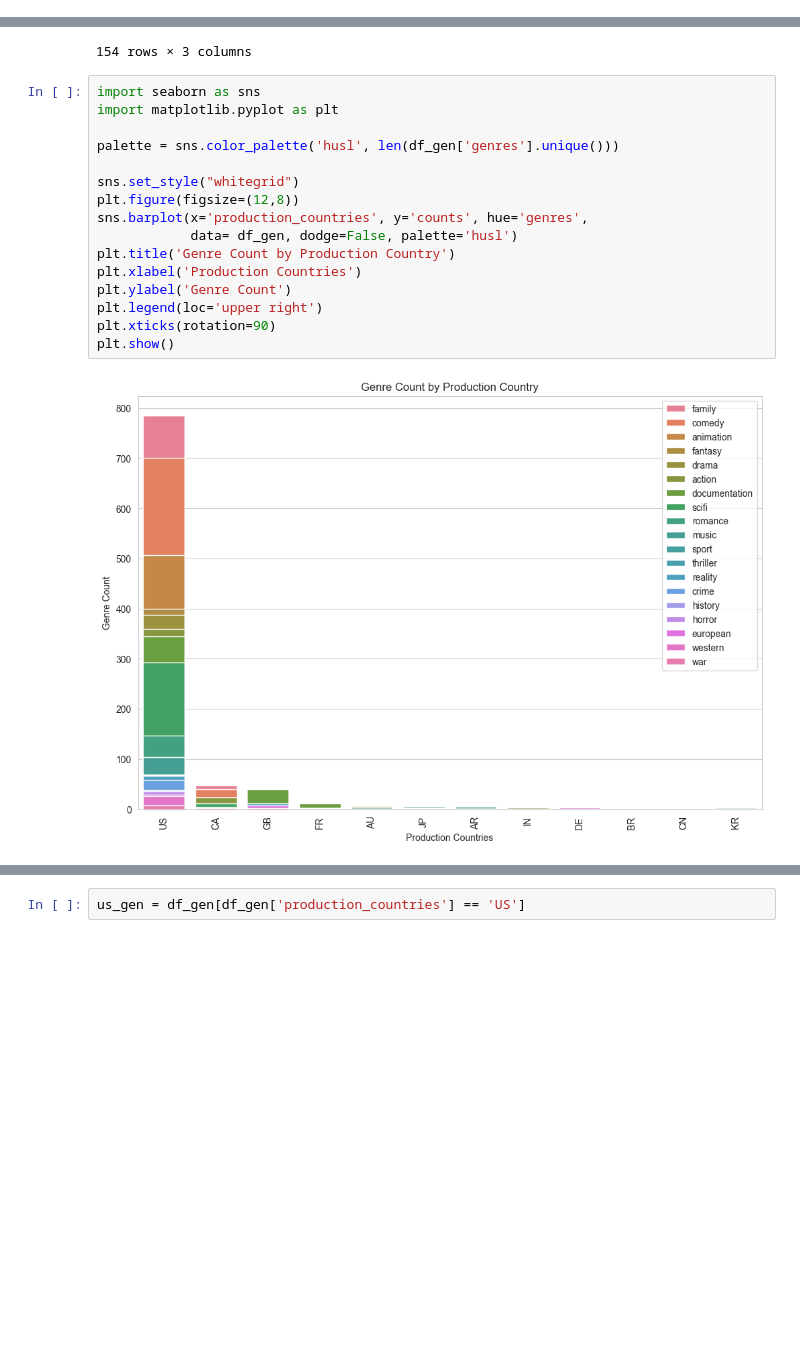
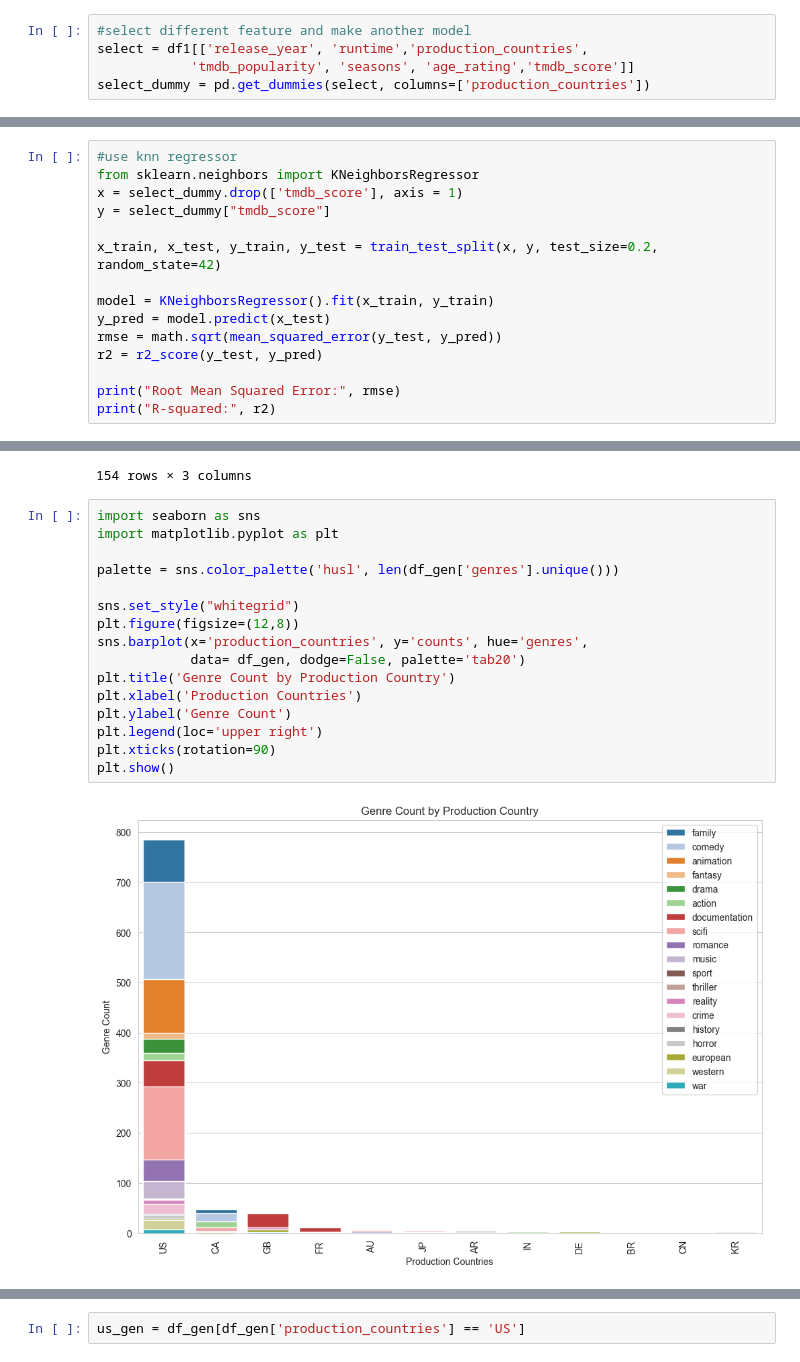
Before and after one commit to emchege/MIS546_Group_Project, a Jupyter notebook: production countries.ipynb, the cells around one changed output, grey strips where cells are left out. Cells and saved outputs as stored; diff of their text form; blank space fills up the shorter version.

```diff
--- a/production countries.ipynb
+++ b/production countries.ipynb
@@ -383,0 +329,5 @@ R-squared: 0.051174507147531245
+# %%
+#select different feature and make another model
+select = df1[['release_year', 'runtime','production_countries',
+            'tmdb_popularity', 'seasons', 'age_rating','tmdb_score']]
+select_dummy = pd.get_dummies(select, columns=['production_countries'])
@@ -402,0 +478,15 @@ R-squared: 0.3346093507937824
+# %%
+#use knn regressor
+from sklearn.neighbors import KNeighborsRegressor
+x = select_dummy.drop(['tmdb_score'], axis = 1)
+y = select_dummy["tmdb_score"]
+
+x_train, x_test, y_train, y_test = train_test_split(x, y, test_size=0.2, random_state=42)
+
+model = KNeighborsRegressor().fit(x_train, y_train)
+y_pred = model.predict(x_test)
+rmse = math.sqrt(mean_squared_error(y_test, y_pred))
+r2 = r2_score(y_test, y_pred)
+
+print("Root Mean Squared Error:", rmse)
+print("R-squared:", r2)
@@ -460,18 +553,18 @@ df_gen
 # %%
 import seaborn as sns
 import matplotlib.pyplot as plt
 
 palette = sns.color_palette('husl', len(df_gen['genres'].unique()))
 
 sns.set_style("whitegrid")
 plt.figure(figsize=(12,8))
 sns.barplot(x='production_countries', y='counts', hue='genres',
-            data= df_gen, dodge=False, palette='husl')
+            data= df_gen, dodge=False, palette='tab20')
 plt.title('Genre Count by Production Country')
 plt.xlabel('Production Countries')
 plt.ylabel('Genre Count')
 plt.legend(loc='upper right')
 plt.xticks(rotation=90)
 plt.show()
 # %% [output]
-[figure, old version]
+[figure, new version]
```
Also changed, not shown: parts of 23 cells of this notebook.
